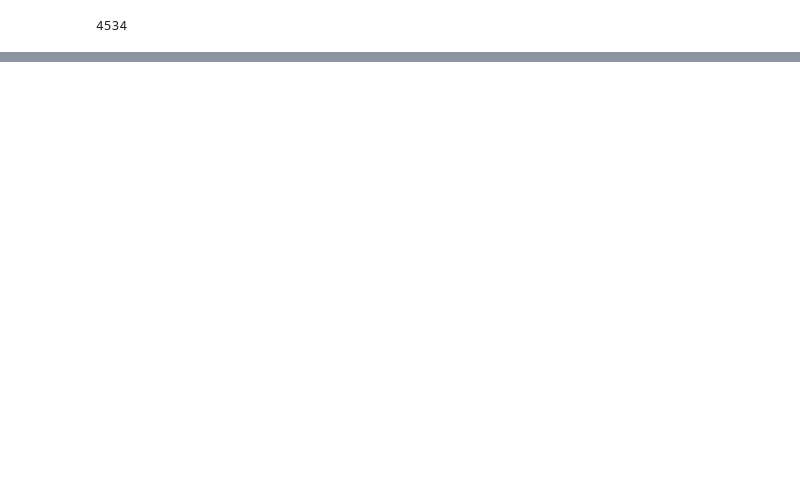
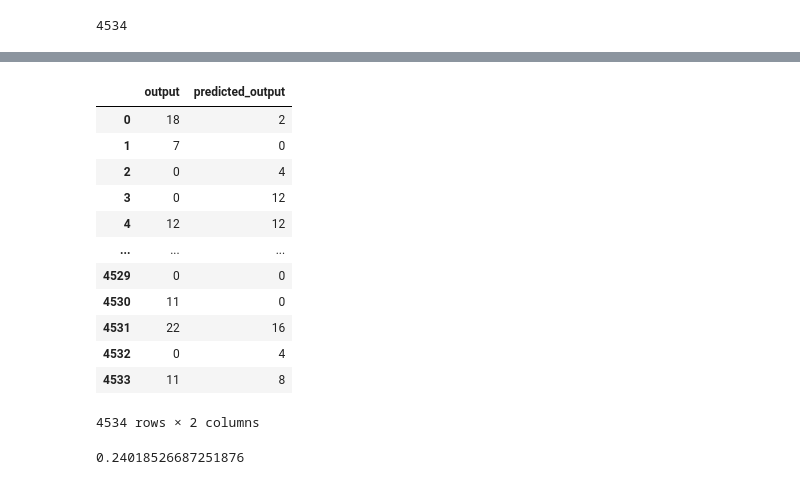
Before and after one commit to ckhinvasara/MoE-Model-for-Bias-Detection, a Jupyter notebook: Individual_models_accuracy.ipynb, the cells around one changed output, grey strips where cells are left out. Cells and saved outputs as stored; diff of their text form; code cells hidden in the pictures; blank space fills up the shorter version.

```diff
--- a/Individual_models_accuracy.ipynb
+++ b/Individual_models_accuracy.ipynb
@@ -640,0 +636,30 @@ labels_df
+# %%
+def get_encoded_labels(label):
+    dict_map = {'000': 0, '001':1, '002':2, '003':3, '010':4, '011':5, '012':6, '013':7, '020':8, '021':9, '022':10,'023':11,
+            '100': 12, '101':13, '102':14, '103':15, '110':16, '111':17, '112':18, '113':19, '120':20, '121':21, '122':22,'123':23}
+    return dict_map[label]
+# %%
+def combine_labels(data):
+    comb_labels = data['context'].astype(str) + data['datatype'].astype(str) + data['attitude'].astype(str)
+    return comb_labels
+# %%
+y_test2 = pd.DataFrame()
+y_test2['output'] = [get_encoded_labels(X) for X in combine_labels(y_test)]
+# %%
+y_test2['predicted_output'] = [get_encoded_labels(X) for X in combine_labels(labels_df)]
+# %%
+y_test2
+# %% [output]
+|  | output | predicted_output |
+| 0 | 18 | 2 |
+| 1 | 7 | 0 |
+| 2 | 0 | 4 |
+| 3 | 0 | 12 |
+| 4 | 12 | 12 |
+| ... | ... | ... |
+| 4529 | 0 | 0 |
+| 4530 | 11 | 0 |
+| 4531 | 22 | 16 |
+| 4532 | 0 | 4 |
+| 4533 | 11 | 8 |
+4534 rows × 2 columns
@@ -640,0 +671,4 @@ labels_df
+# %%
+count/4534
+# %% [output]
+0.24018526687251876
```
Also changed, not shown: parts of 24 cells of this notebook.
